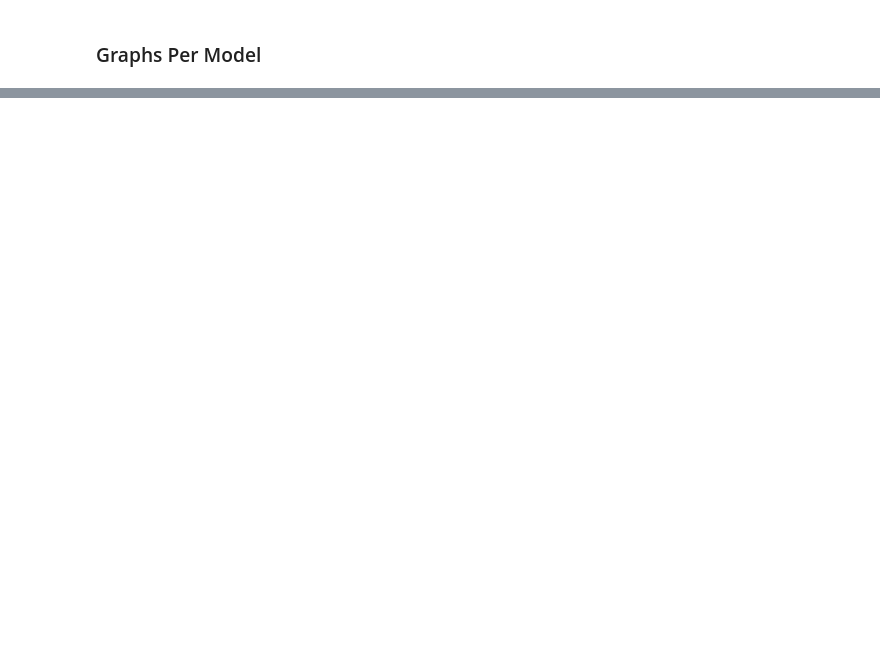
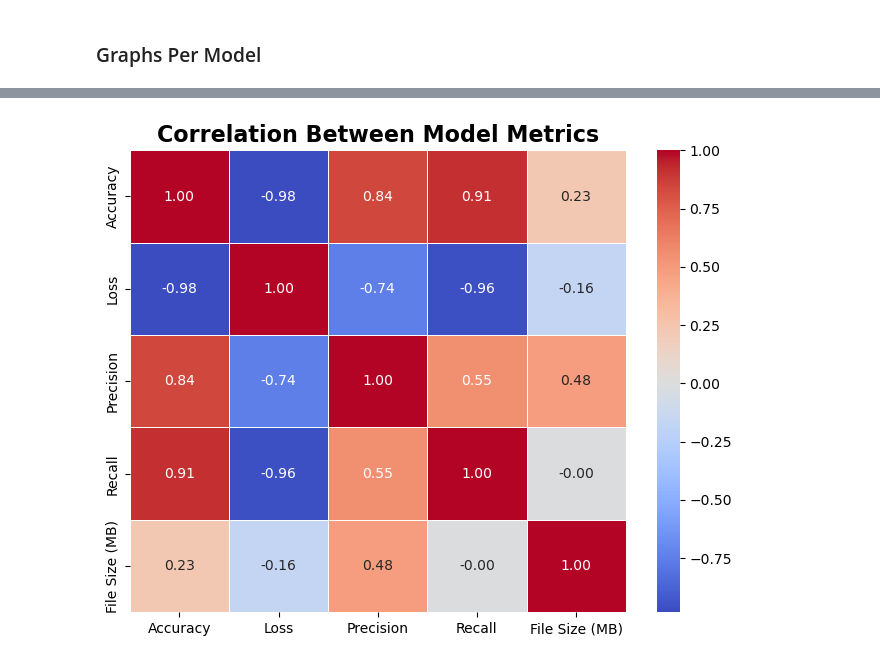
Before and after one commit to Noodulz/dejAIvu, a Jupyter notebook: model/training.ipynb, the cells around one changed output, grey strips where cells are left out. Drawn from its saved outputs; the diff is of its cells as text; code cells hidden in the pictures; blank space fills up the shorter version.

```diff
--- a/model/training.ipynb
+++ b/model/training.ipynb
@@ -477,0 +522,12 @@ for model_name, results in results.items():
+# %%
+import numpy as np
+
+plt.figure(figsize=(8, 6))
+correlation_matrix = df_sorted_numeric.corr()
+sns.heatmap(correlation_matrix, annot=True, cmap="coolwarm", linewidths=0.5, fmt=".2f")
+
+plt.title("Correlation Between Model Metrics", fontsize=16, fontweight="bold")
+
+plt.show()
+# %% [output]
+[figure, added]
```
Also changed, not shown: parts of 7 cells of this notebook, 1 other file.
